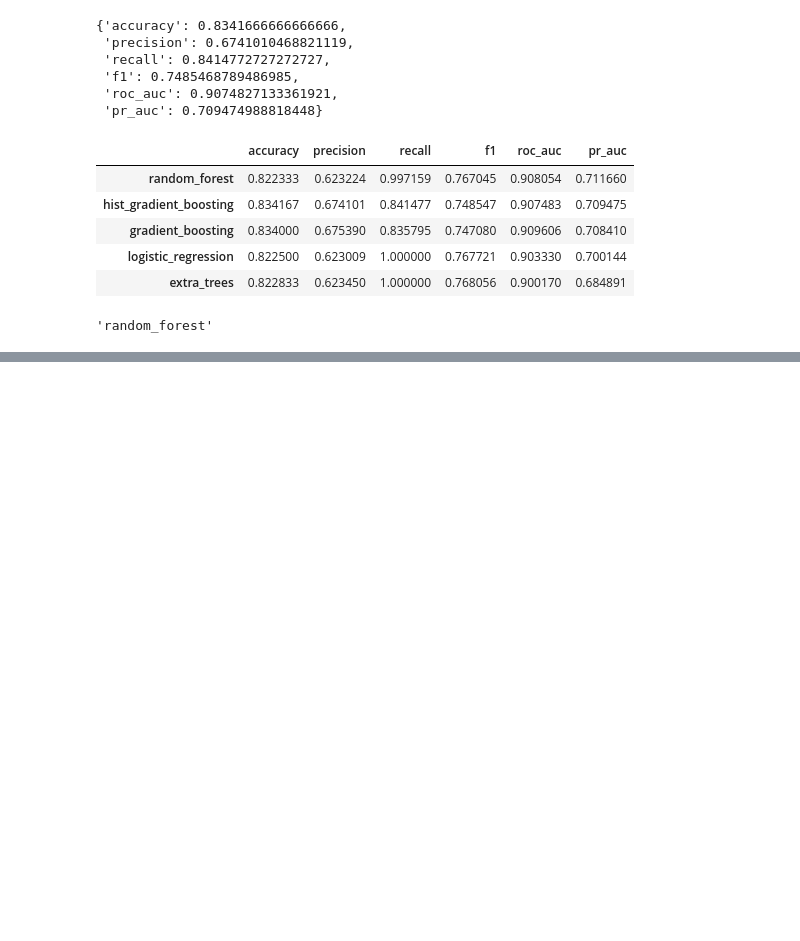
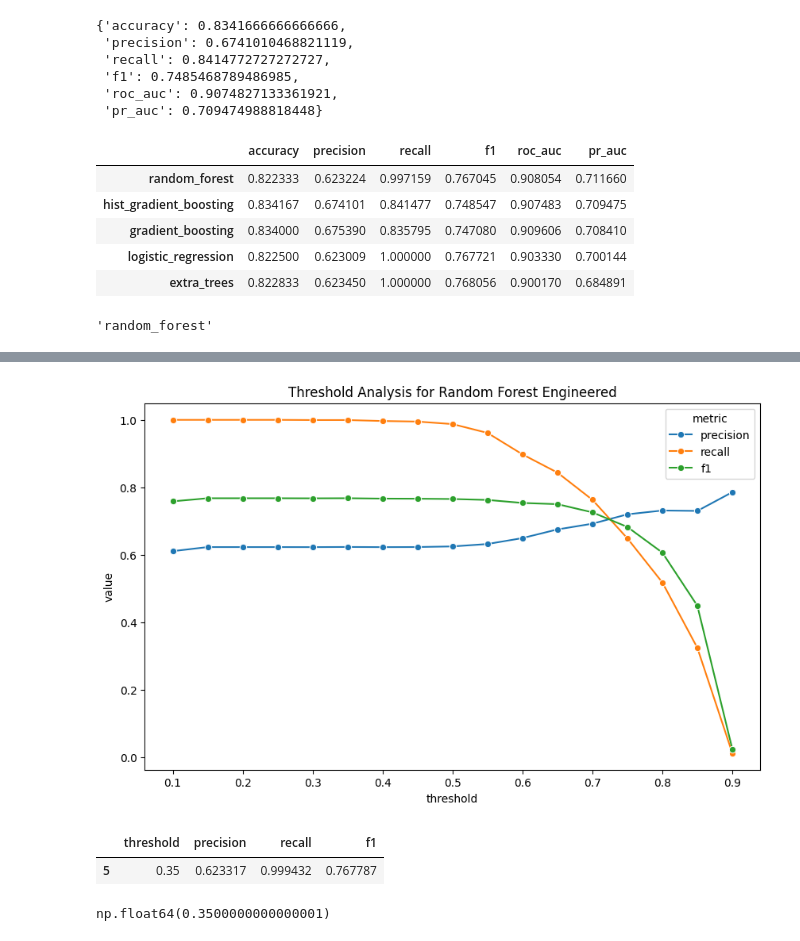
Before and after one commit to Phiziics/zillow-rentals-funnel-intelligence, a Jupyter notebook: notebooks/05_modeling.ipynb, the cells around one changed output, grey strips where cells are left out. Cells and saved outputs as stored; diff of their text form; code cells hidden in the pictures; blank space fills up the shorter version.

Commit message:
model finished

```diff
--- a/notebooks/05_modeling.ipynb
+++ b/notebooks/05_modeling.ipynb
@@ -525,0 +682,3 @@ best_model_name
+# %%
+# Train updated random forest
+rf_pipeline_fe.fit(X_fe_train, y_fe_train)
@@ -525,0 +703,4 @@ best_model_name
+# %%
+# Predict with updated random forest
+y_pred_rf_fe = rf_pipeline_fe.predict(X_fe_test)
+y_prob_rf_fe = rf_pipeline_fe.predict_proba(X_fe_test)[:, 1]
@@ -525,0 +799,4 @@ best_model_name
+# %%
+# Define thresholds to test
+thresholds = np.arange(0.10, 0.91, 0.05)
+thresholds
@@ -525,0 +806,16 @@ best_model_name
+# %%
+# Evaluate model across thresholds
+threshold_results = []
+
+for threshold in thresholds:
+    y_pred_threshold = (y_prob_rf_fe >= threshold).astype(int)
+
+    threshold_results.append({
+        "threshold": threshold,
+        "precision": precision_score(y_fe_test, y_pred_threshold, zero_division=0),
+        "recall": recall_score(y_fe_test, y_pred_threshold, zero_division=0),
+        "f1": f1_score(y_fe_test, y_pred_threshold, zero_division=0)
+    })
+
+threshold_results_df = pd.DataFrame(threshold_results)
+threshold_results_df
@@ -525,0 +863,28 @@ best_model_name
+# %%
+# Plot threshold metrics
+threshold_plot_df = threshold_results_df.melt(
+    id_vars="threshold",
+    value_vars=["precision", "recall", "f1"],
+    var_name="metric",
+    value_name="value"
+)
+
+plt.figure(figsize=(10, 6))
+sns.lineplot(data=threshold_plot_df, x="threshold", y="value", hue="metric", marker="o")
+plt.title("Threshold Analysis for Random Forest Engineered")
+plt.show()
+# %% [output]
+[figure, added]
+# %%
+# Find best threshold by F1 score
+best_threshold_row = threshold_results_df.sort_values("f1", ascending=False).head(1)
+best_threshold_row
+# %% [output]
+|  | threshold | precision | recall | f1 |
+| 5 | 0.35 | 0.623317 | 0.999432 | 0.767787 |
+# %%
+# Save best threshold
+best_threshold = best_threshold_row["threshold"].iloc[0]
+best_threshold
+# %% [output]
+np.float64(0.3500000000000001)
```
Also changed, not shown: parts of 38 cells of this notebook.
